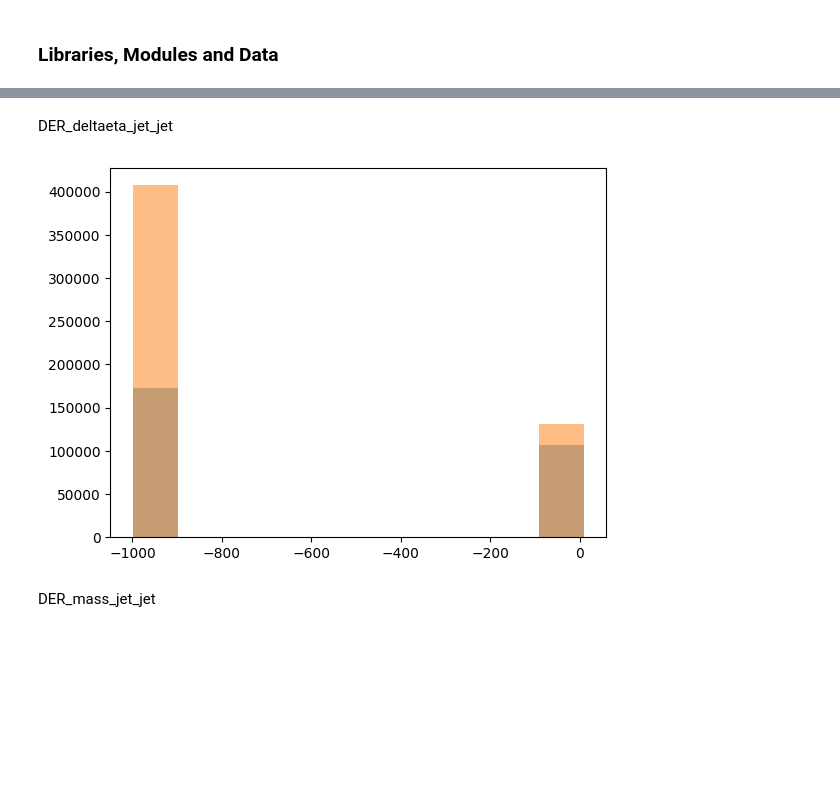
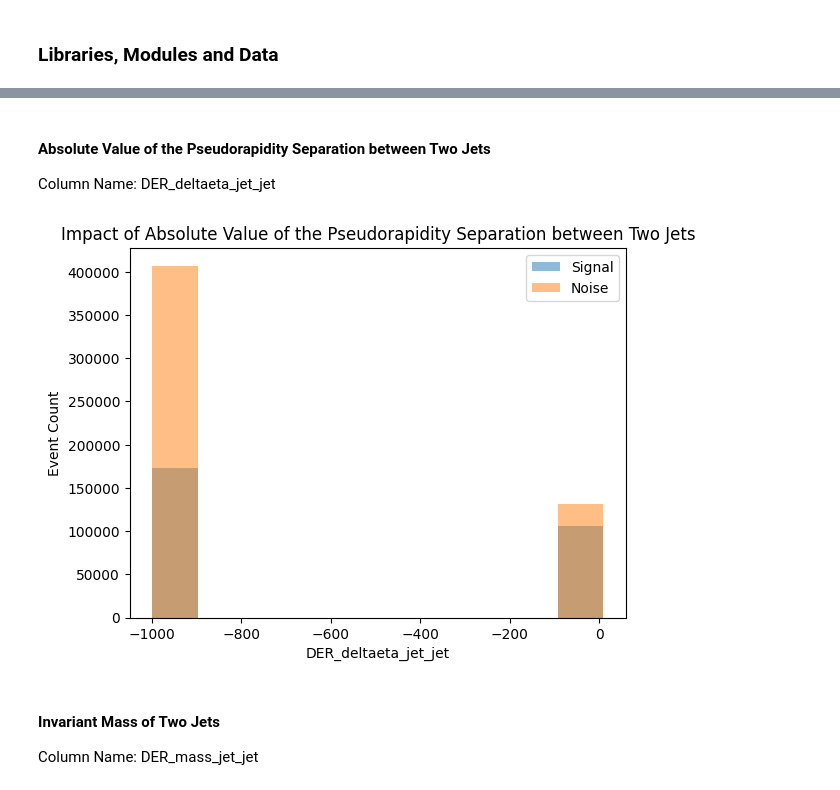
Before and after one commit to BenChurchillUK/Higgs-Boson-Challenge-2014, a Jupyter notebook: notebooks/02_feature_investigation.ipynb, the cells around one changed output, grey strips where cells are left out. Saved outputs shown, nothing was run; the diff lists cells and outputs as text; code cells hidden in the pictures; blank space fills up the shorter version.

```diff
--- a/notebooks/02_feature_investigation.ipynb
+++ b/notebooks/02_feature_investigation.ipynb
@@ -40,12 +38,15 @@ The following features are defined in CERN's opendata records. https://opendata.
 import matplotlib.pyplot as plt
 import pandas as pd
 from pathlib import Path
+import sys
 
 root = Path().resolve()
 while not (root/"src").exists():
     root = root.parent
+sys.path.append(str(root))
 
-df = pd.read_csv(root/"data"/"atlas-higgs-challenge-2014-v2.csv")
-signal = df[df["Label"] == "s"]
-noise = df[df["Label"] == "b"]
+from src.data_processing import pull_data
+from src.feature_investigation import signal_processing_histogram
+
+df = pull_data()
 # %% [markdown]
@@ -85,11 +82,11 @@ plt.show()
 # %% [markdown]
-DER_deltaeta_jet_jet
+#### Absolute Value of the Pseudorapidity Separation between Two Jets
+Column Name: DER_deltaeta_jet_jet
 # %%
-plt.hist(signal["DER_deltaeta_jet_jet"], alpha = 0.5, label = "Signal")
-plt.hist(noise["DER_deltaeta_jet_jet"], alpha = 0.5, label = "Noise")
-plt.show()
+signal_processing_histogram(df, "DER_deltaeta_jet_jet", "Absolute Value of the Pseudorapidity Separation between Two Jets")
 # %% [output]
-[figure, old version]
+[figure, new version]
 # %% [markdown]
-DER_mass_jet_jet
+#### Invariant Mass of Two Jets
+Column Name: DER_mass_jet_jet
 # %%
```
Also changed, not shown: parts of 58 cells of this notebook, 5 other files.
